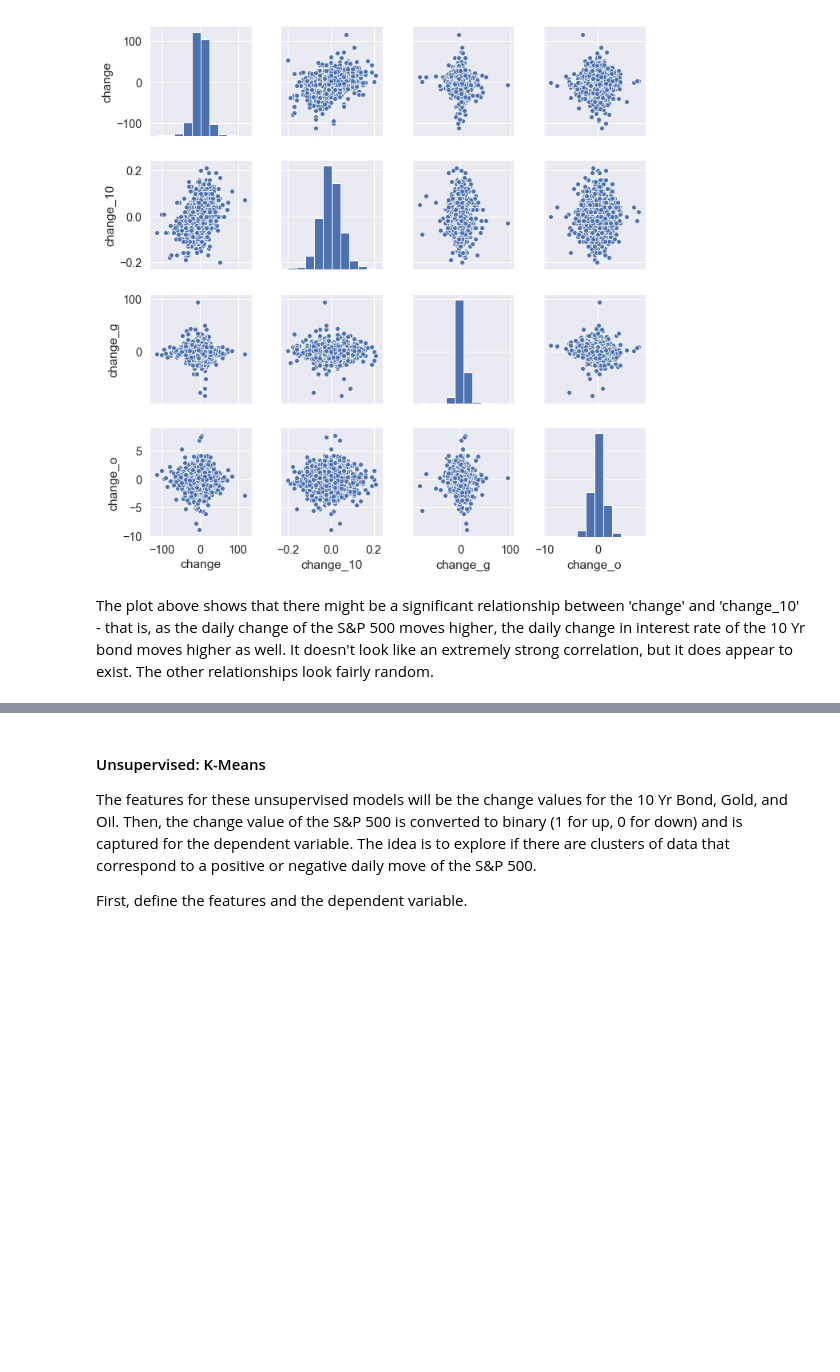
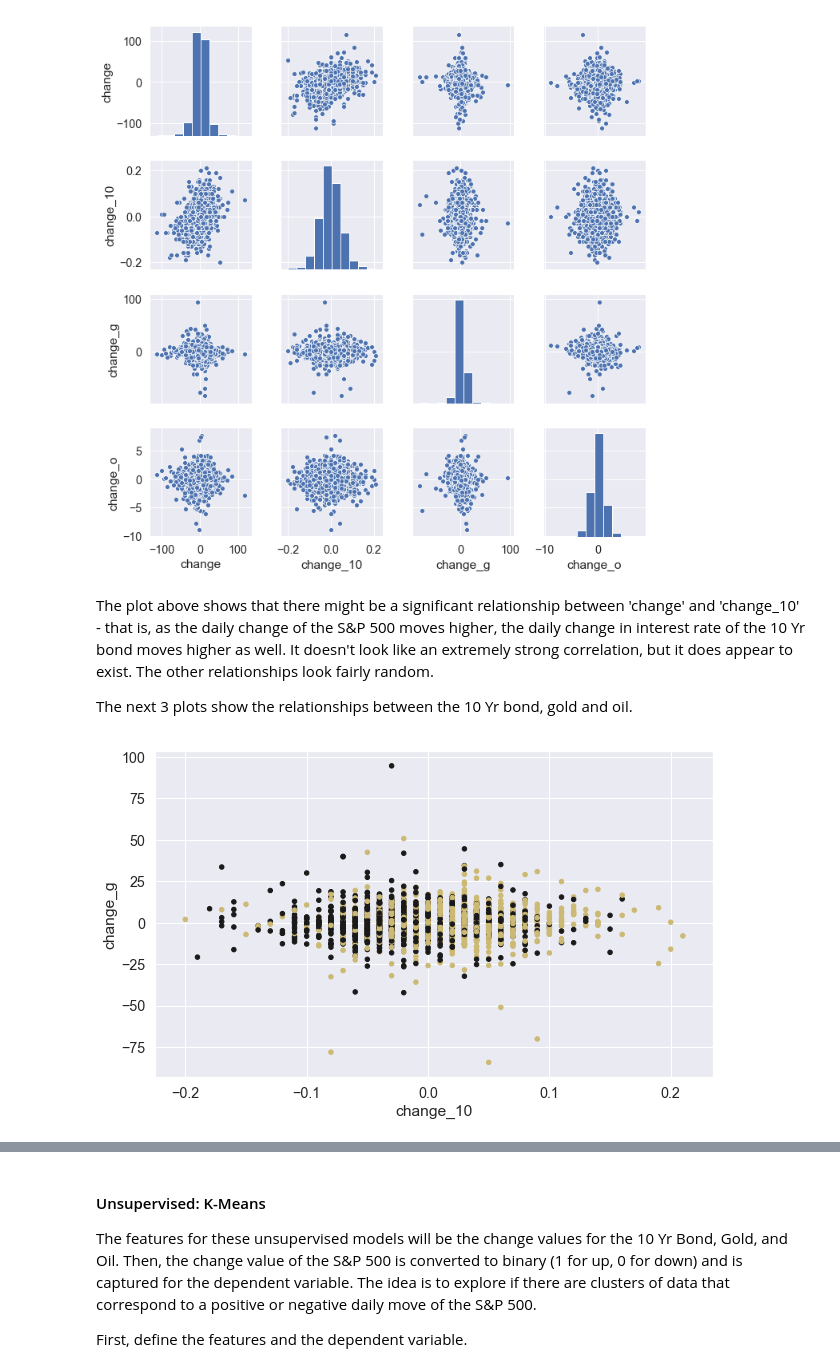
Before and after one commit to etterfred/Thinkful, a Jupyter notebook: final_capstone_Fred_Etter.ipynb, the cells around one changed output, grey strips where cells are left out. Saved outputs shown, nothing was run; the diff lists cells and outputs as text; code cells hidden in the pictures; blank space fills up the shorter version.

Commit message:
added scatter plots

```diff
--- a/final_capstone_Fred_Etter.ipynb
+++ b/final_capstone_Fred_Etter.ipynb
@@ -1747,3 +1747,15 @@ plt.show()
 [figure]
 # %% [markdown]
 The plot above shows that there might be a significant relationship between 'change' and 'change_10' - that is, as the daily change of the S&P 500 moves higher, the daily change in interest rate of the 10 Yr bond moves higher as well.  It doesn't look like an extremely strong correlation, but it does appear to exist.  The other relationships look fairly random.
+
+The next 3 plots show the relationships between the 10 Yr bond, gold and oil.
+# %%
+# Create the 'binary column for positive or negative change
+df_all['binary'] = np.where(df_all.change > 0, 1, 0)
+
+# if 1, yellow; otherwise black:
+colors = np.where(df_all["binary"] == 1,'y','k')
+df_all.plot.scatter(x="change_10", y="change_g", c=colors)
+plt.show()
+# %% [output]
+[figure, added]
```
Also changed, not shown: parts of 5 cells of this notebook.
